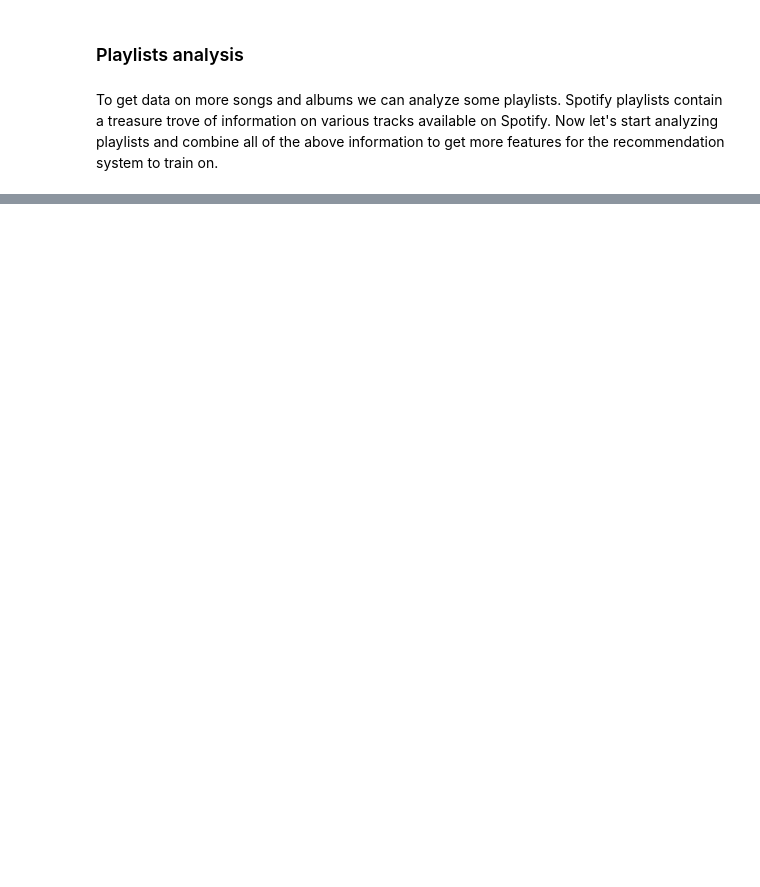
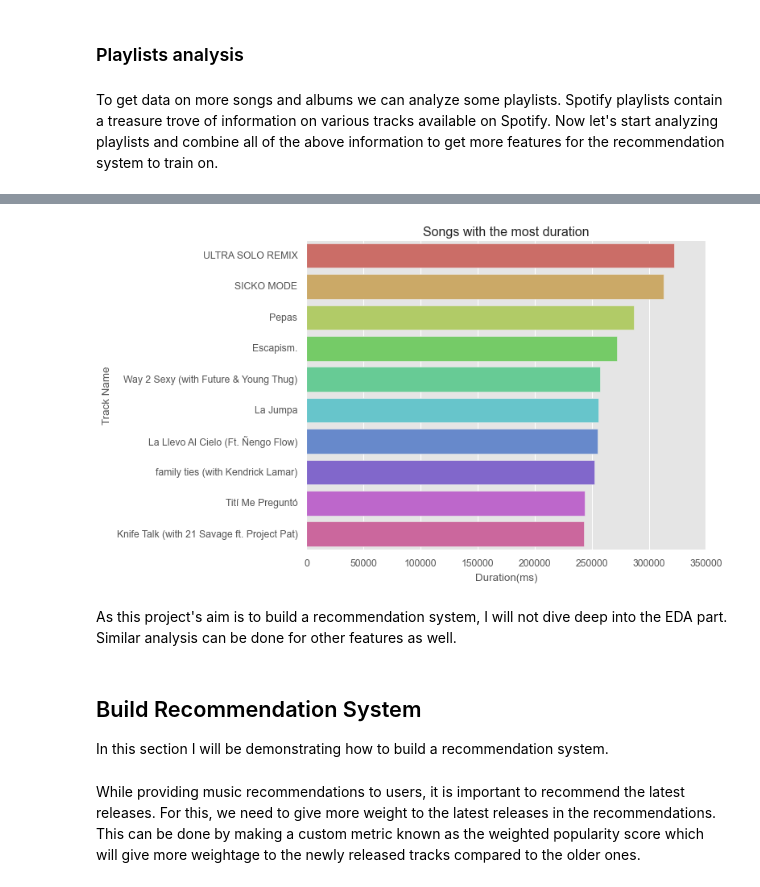
Before and after one commit to nikhil-1e9/Music-Recommendation-System, a Jupyter notebook: Spotify Recommendation System.ipynb, the cells around one changed output, grey strips where cells are left out. Saved outputs shown, nothing was run; the diff lists cells and outputs as text; code cells hidden in the pictures; blank space fills up the shorter version.

```diff
--- a/Spotify Recommendation System.ipynb
+++ b/Spotify Recommendation System.ipynb
@@ -358,0 +413,15 @@ music_df
+# %%
+# Get top 10 songs with the most duration
+data = music_df.sort_values('Duration(ms)', ascending=False)[:10]
+sns.barplot(data=data, x='Duration(ms)', y='Track Name', palette='hls')
+plt.xlabel("Duration(ms)")
+plt.ylabel("Track Name")
+plt.title("Songs with the most duration")
+plt.show()
+# %% [output]
+[figure, added]
+# %% [markdown]
+As this project's aim is to build a recommendation system, I will not dive deep into the EDA part. Similar analysis can be done for other features as well.
+# %% [markdown]
+## Build Recommendation System
+In this section I will be demonstrating how to build a recommendation system.
@@ -358,0 +434,2 @@ music_df
+# %% [markdown]
+While providing music recommendations to users, it is important to recommend the latest releases. For this, we need to give more weight to the latest releases in the recommendations. This can be done by making a custom metric known as the weighted popularity score which will give more weightage to the newly released tracks compared to the older ones.
```
Also changed, not shown: parts of 29 cells of this notebook.
